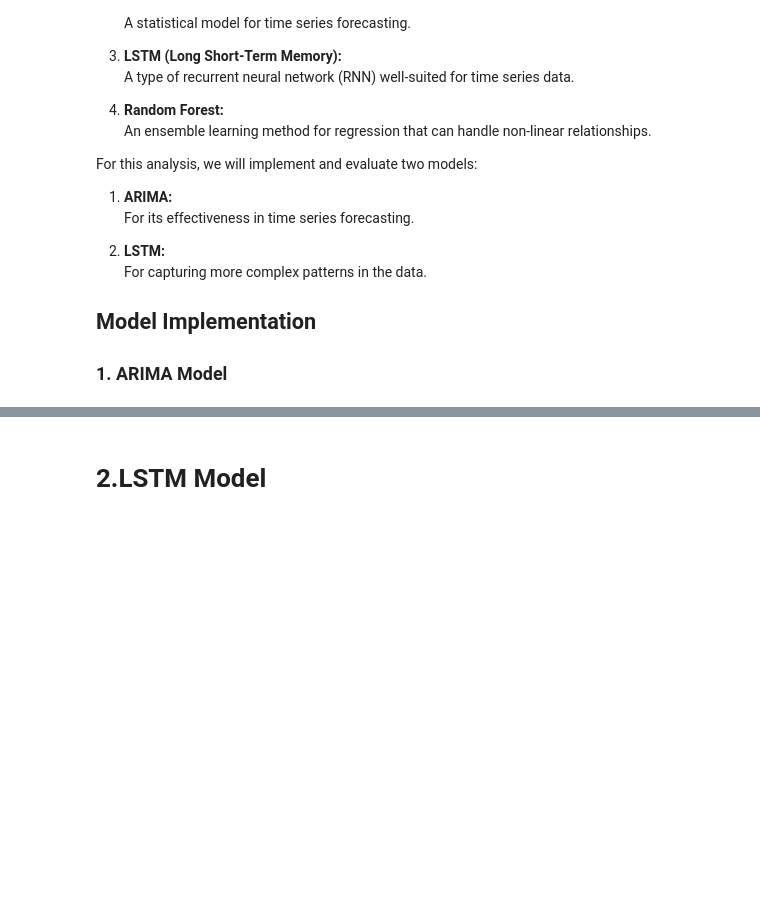
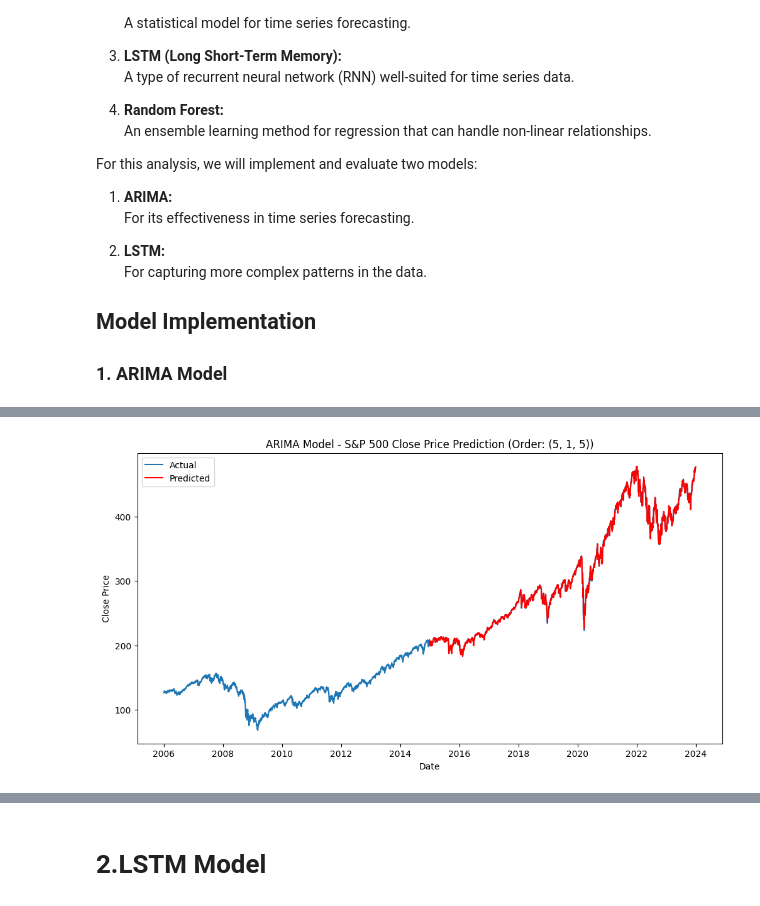
Before and after one commit to Daniel21b/CMSC320-Final, a Jupyter notebook: final.ipynb, the cells around one changed output, grey strips where cells are left out. Saved outputs shown, nothing was run; the diff lists cells and outputs as text; code cells hidden in the pictures; blank space fills up the shorter version.

```diff
--- a/final.ipynb
+++ b/final.ipynb
@@ -867,0 +656,79 @@ KeyboardInterrupt:
+# %%
+import matplotlib.pyplot as plt
+from statsmodels.tsa.arima.model import ARIMA
+from sklearn.metrics import mean_squared_error, mean_absolute_percentage_error
+
+
+sp500_data = pd.read_csv('new_sp500_data.csv')
+
+# Convert the 'Date' column to datetime format and set it as the index
+sp500_data['Date'] = pd.to_datetime(sp500_data['Date'], errors='coerce')
+sp500_data = sp500_data.dropna(subset=['Date'])
+sp500_data.set_index('Date', inplace=True)
+
+# Convert 'Close' column to numeric and drop non-numeric rows
+sp500_data['Close'] = pd.to_numeric(sp500_data['Close'], errors='coerce')
+sp500_data = sp500_data.dropna(subset=['Close'])
+
+# Prepare the data
+close_prices = sp500_data['Close']
+
+# Split the data into training and testing sets (50% training, 50% testing)
+train_size = int(len(close_prices) * 0.5)
+train, test = close_prices[:train_size], close_prices[train_size:]
+
+#  a function to fit and predict using ARIMA
+def fit_predict_arima(train, test, order):
+    model = ARIMA(train, order=order)
+    model_fit = model.fit()
+
+    # Forecast the test set
+    predictions = model_fit.forecast(steps=len(test))
+    return predictions, model_fit
+
+# Define the ARIMA orders to evaluate
+p_values = range(0, 6)
+d_values = range(0, 2)
+q_values = range(0, 6)
+
+best_score, best_order = float('inf'), None
+
+# Evaluat different ARIMA models
+for p in p_values:
+    for d in d_values:
+        for q in q_values:
+            order = (p, d, q)
+            try:
+                predictions, model_fit = fit_predict_arima(train, test, order)
+                mse = mean_squared_error(test, predictions)
+                print(f'ARIMA{order} MSE={mse}')
+                if mse < best_score:
+                    best_score, best_order = mse, order
+            except Exception as e:
+                continue
+
+print(f'Best ARIMA order: {best_order} with MSE: {best_score}')
+
+# Fit the best ARIMA model
+best_model = ARIMA(close_prices, order=best_order)
+best_model_fit = best_model.fit()
+
+# Make predictions
+predictions = best_model_fit.predict(start=len(train), end=len(close_prices)-1, typ='levels')
+
+# Plot the results
+plt.figure(figsize=(12, 6))
+plt.plot(close_prices, label='Actual')
+plt.plot(predictions, label='Predicted', color='red')
+plt.title(f'ARIMA Model - S&P 500 Close Price Prediction (Order: {best_order})')
+plt.xlabel('Date')
+plt.ylabel('Close Price')
+plt.legend()
+plt.show()
+
+# Calculate MSE and MAPE
+mse = mean_squared_error(test, predictions)
+mape = mean_absolute_percentage_error(test, predictions)
+print(f'ARIMA Model MSE: {mse}')
+print(f'ARIMA Model MAPE: {mape}')
+# %% [output]
@@ -867,0 +752 @@ KeyboardInterrupt:
+[figure, added]
```
Also changed, not shown: parts of 12 cells of this notebook, 7 other files.
